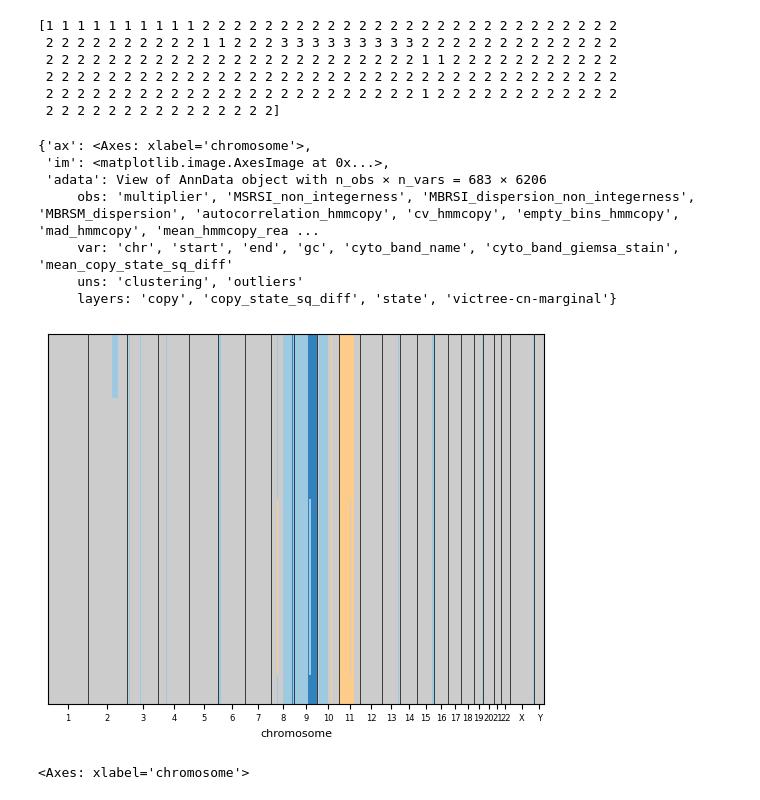
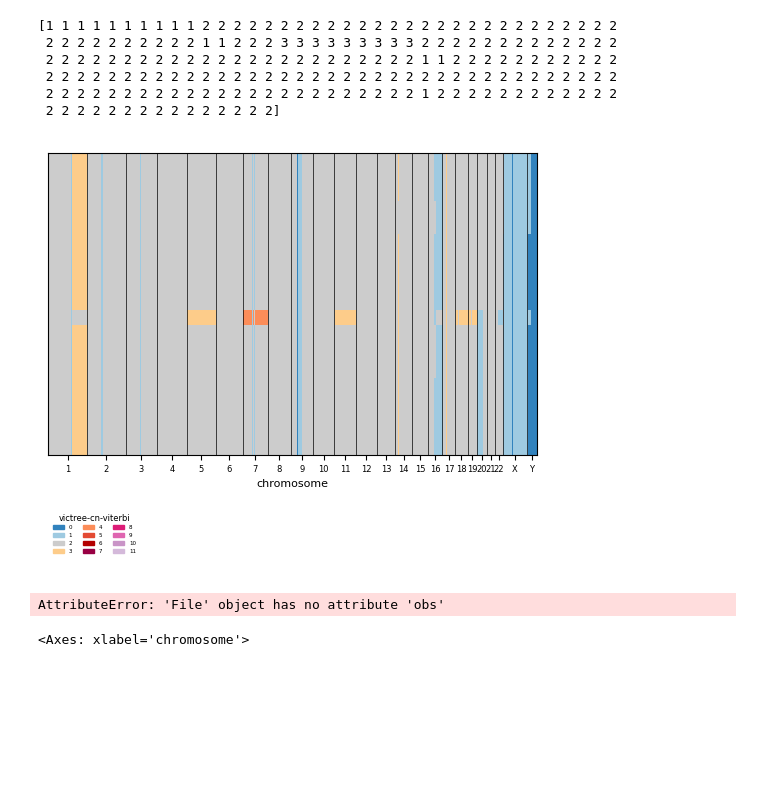
Before and after one commit to Lagergren-Lab/victree, a Jupyter notebook: src/experiments/cnplot_scgenome_new_output_format.ipynb, the cells around one changed output. Saved outputs shown, nothing was run; the diff lists cells and outputs as text; code cells hidden in the pictures; blank space fills up the shorter version.

Commit message:
notebooks added for real data. changes in naive split. Working better but not well for real data, naive split too naive.

```diff
--- a/src/experiments/cnplot_scgenome_new_output_format.ipynb
+++ b/src/experiments/cnplot_scgenome_new_output_format.ipynb
@@ -16,10 +16,12 @@ print(os.getcwd())
 # %%
 # read output h5
 # out_file = h5py.File('/Users/zemp/phd/scilife/cpt_experiments/output/spectr006/out_k6a7n1314m6206.h5') # 006
-out_file = h5py.File('../../output/P01-066/K6L100i200s0p1/victree.out.h5ad') # 014
-model_file = h5py.File('../../output/P01-066/K6L100i200s0p1/victree.model.h5') # 014
+#out_file = h5py.File('../../output/P01-066/K6L100i200s0p1/victree.out.h5ad') # 014
+out_file = anndata.read_h5ad('../../tests/test_output/experiments/fixed_tree_experiments/VICtreeFixedTreeExperiment/fixed_tree_real_data_experiment/K7_A7_rho0.3_niter100/seed_0/victree.out.h5ad') # 014
+#model_file = h5py.File('../../output/P01-066/K6L100i200s0p1/victree.model.h5') # 014
+model_file = h5py.File('../../tests/test_output/experiments/fixed_tree_experiments/VICtreeFixedTreeExperiment/fixed_tree_real_data_experiment/K7_A7_rho0.3_niter100/seed_0/victree.model.h5') # 014
 # out_file = h5py.File('/Users/zemp/phd/scilife/cpt_experiments/output/spectr107/out_k6a7n608m6206.h5') # 107
 # out_file = h5py.File('/Users/zemp/phd/scilife/cpt_experiments/output/spectr107/out_k6a7n608m6206_pi1-10.h5') # 107x
-print(f'out file keys: {out_file.keys()}')
+print(f'out file keys: {out_file}')
 print(f'model file keys: {model_file.keys()}')
 # %% [output]
@@ -80,17 +89,17 @@ print(qC_argmax[5, 5000:5200])
  2 2 2 2 2 2 2 2 2 2 2 2 2 2 2 2 2 2 2 2 2 2 2 2 2 2 2 2 2 2 2 2 2 2 2 2 2
  2 2 2 2 2 2 2 2 2 2 2 2 2 2 2 2 2 2 2 2 2 2 2 2 1 2 2 2 2 2 2 2 2 2 2 2 2
  2 2 2 2 2 2 2 2 2 2 2 2 2 2 2]
-# %%
-pl.plot_cell_cn_matrix (adata, 'victree-cn-marginal', cell_order_fields=['clone'], max_cn=7)
-# %% [output]
-{'ax': <Axes: xlabel='chromosome'>,
- 'im': <matplotlib.image.AxesImage at 0x...>,
- 'adata': View of AnnData object with n_obs × n_vars = 683 × 6206
-     obs: 'multiplier', 'MSRSI_non_integerness', 'MBRSI_dispersion_non_integerness', 'MBRSM_dispersion', 'autocorrelation_hmmcopy', 'cv_hmmcopy', 'empty_bins_hmmcopy', 'mad_hmmcopy', 'mean_hmmcopy_rea ...
-     var: 'chr', 'start', 'end', 'gc', 'cyto_band_name', 'cyto_band_giemsa_stain', 'mean_copy_state_sq_diff'
-     uns: 'clustering', 'outliers'
-     layers: 'copy', 'copy_state_sq_diff', 'state', 'victree-cn-marginal'}
-[figure, removed]
+# %%
+%matplotlib inline
+#out_file.layers['victree-cn-marginal'] = cell_qc.get_viterbi()[1:].numpy()
+g = pl.plot_cell_cn_matrix_fig(out_file, 'victree-cn-viterbi', cell_order_fields=['victree-clone'], max_cn=7)
+# %% [output]
+[figure, added]
+# %%
+adata.obs['victree-clone'] = out_file.obs['victree-clone']
+g = pl.plot_cell_cn_matrix_fig(adata, 'state', cell_order_fields=['victree-clone'])
+# %% [output]
+AttributeError: 'File' object has no attribute 'obs'
 # %%
 pl.plot_cell_cn_matrix(adata, 'marginal', cell_order_fields=['clone'], max_cn=7)['ax']
 # %% [output]
```
Also changed, not shown: parts of 5 cells of this notebook, 4 other files.
